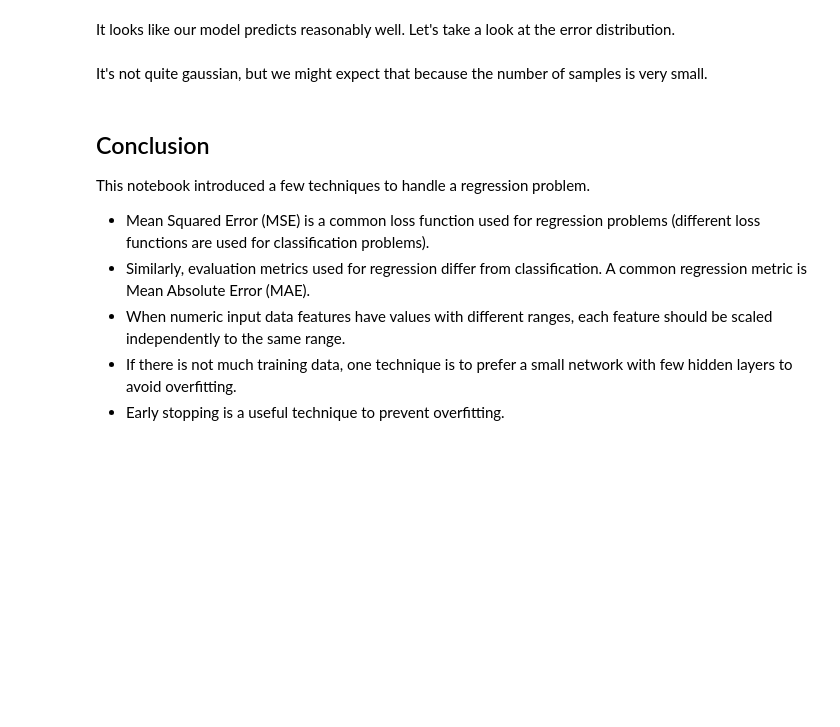
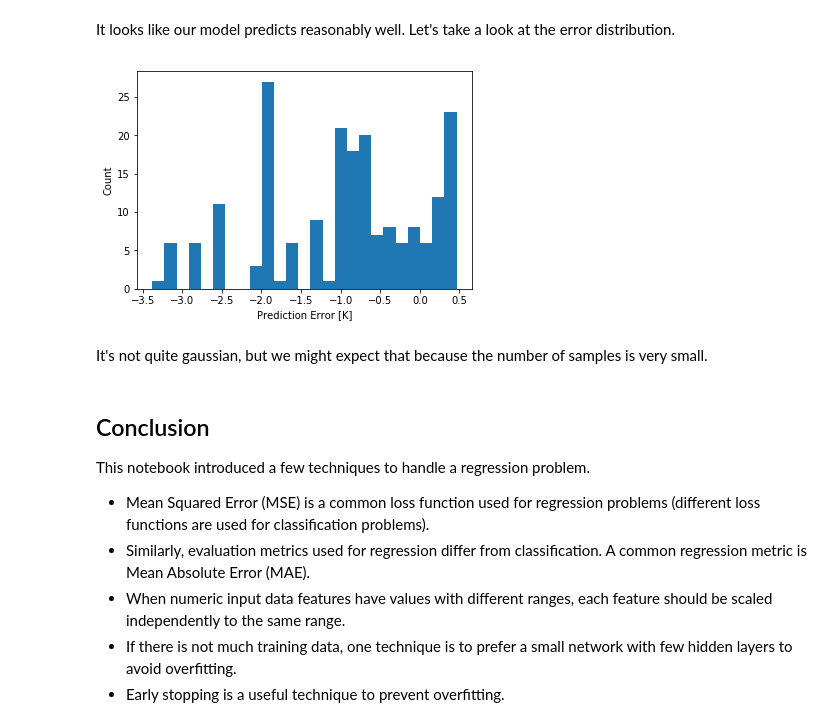
Before and after one commit to astrodatos/proyecto_neuralclusters, a Jupyter notebook: Neural_Clusters.ipynb, the cells around one changed output. Drawn from its saved outputs; the diff is of its cells as text; code cells hidden in the pictures; blank space fills up the shorter version.

```diff
--- a/Neural_Clusters.ipynb
+++ b/Neural_Clusters.ipynb
@@ -306,10 +312,12 @@ plt.axis('square')
 # %% [markdown]
 It looks like our model predicts reasonably well. Let's take a look at the error distribution.
 # %%
-error = test_predictions - test_labels
+error = test_predictions[0]- norm_test_labels
 plt.hist(error, bins = 25)
 plt.xlabel("Prediction Error [K]")
 _ = plt.ylabel("Count")
+# %% [output]
+[figure, added]
 # %% [markdown]
 It's not quite gaussian, but we might expect that because the number of samples is very small.
 # %% [markdown]
```
Also changed, not shown: parts of 21 cells of this notebook.
